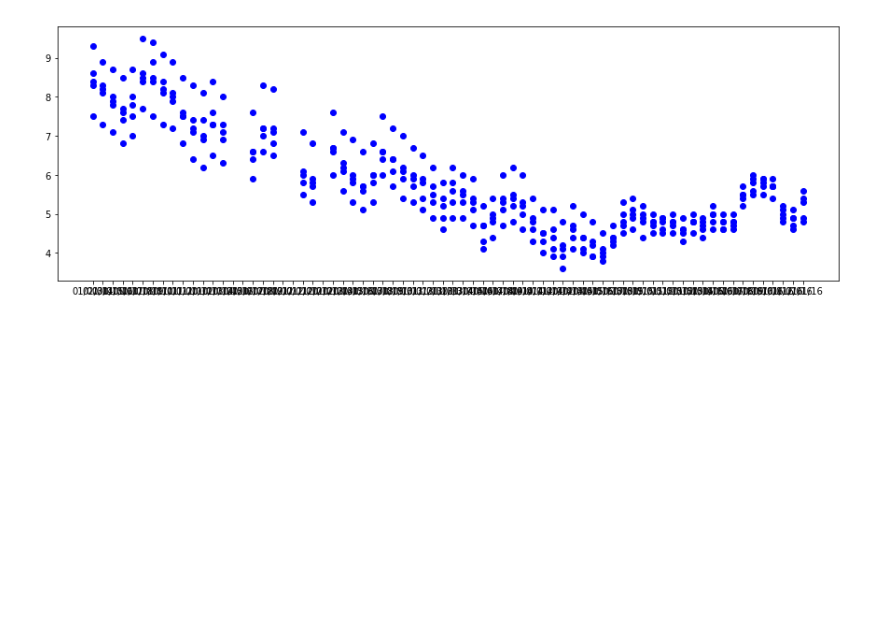
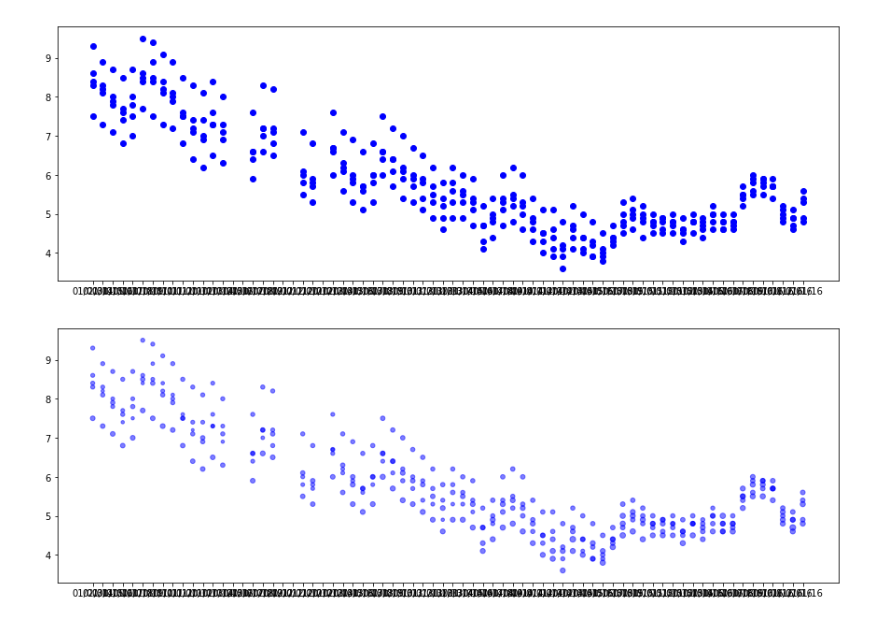
Before and after one commit to savorgnan5/Project_1, a Jupyter notebook: Fabio_P.ipynb, the cells around one changed output. Cells and saved outputs as stored; diff of their text form; code cells hidden in the pictures; blank space fills up the shorter version.

```diff
--- a/Fabio_P.ipynb
+++ b/Fabio_P.ipynb
@@ -301,3 +301,9 @@ Time_oilprice=plt.scatter(County_list_Houston["Date"], County_list_Houston["Unem
 plt.show()
 # %% [output]
 [figure]
+# %%
+
+Oil_house= plt.scatter(County_list_Houston["Date"], County_list_Houston["Unemployment"], s=County_list_Houston["Housing Average Price"]/10000, alpha= 0.5, marker="o", color="blue")
+plt.show()
+# %% [output]
+[figure, added]
```
Also changed, not shown: parts of 2 cells of this notebook.
